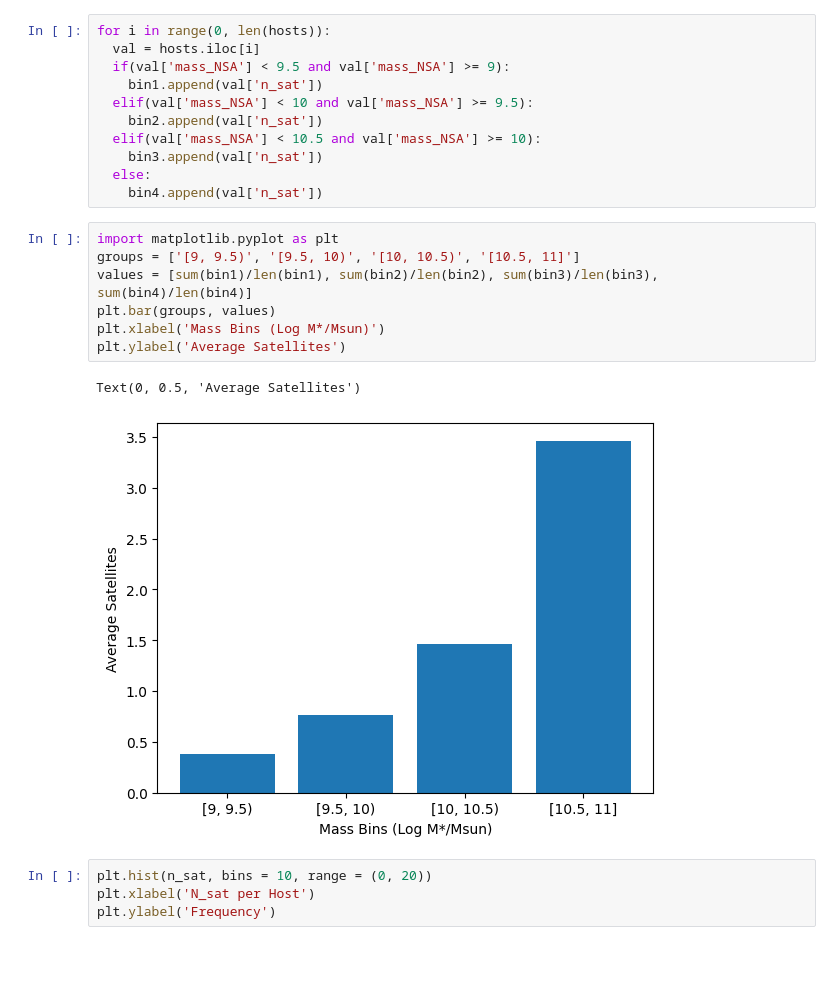
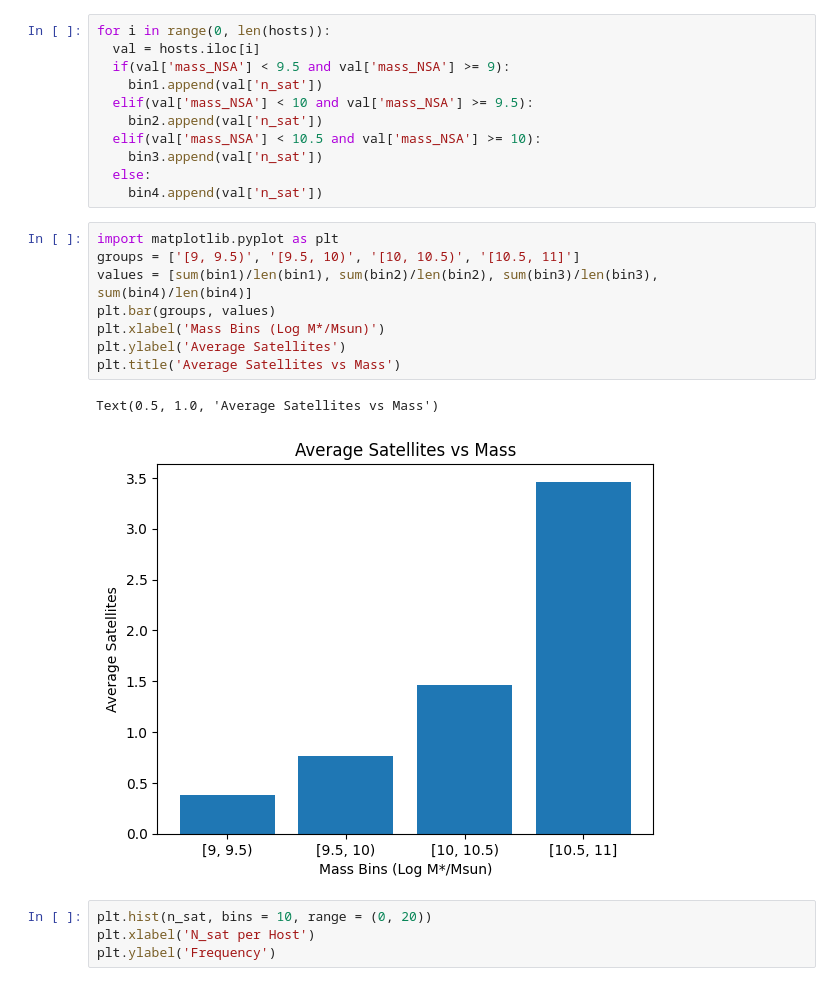
Before and after one commit to harishk30/DwarfGalaxyAnalysis, a Jupyter notebook: SAGAxCM.ipynb, the cells around one changed output. Cells and saved outputs as stored; diff of their text form; blank space fills up the shorter version.

```diff
--- a/SAGAxCM.ipynb
+++ b/SAGAxCM.ipynb
@@ -168,13 +168,14 @@ for i in range(0, len(hosts)):
 # %%
 import matplotlib.pyplot as plt
 groups = ['[9, 9.5)', '[9.5, 10)', '[10, 10.5)', '[10.5, 11]']
 values = [sum(bin1)/len(bin1), sum(bin2)/len(bin2), sum(bin3)/len(bin3), sum(bin4)/len(bin4)]
 plt.bar(groups, values)
 plt.xlabel('Mass Bins (Log M*/Msun)')
 plt.ylabel('Average Satellites')
+plt.title('Average Satellites vs Mass')
 # %% [output]
-Text(0, 0.5, 'Average Satellites')
+Text(0.5, 1.0, 'Average Satellites vs Mass')
-[figure, old version]
+[figure, new version]
 # %%
 plt.hist(n_sat, bins = 10, range = (0, 20))
 plt.xlabel('N_sat per Host')
```
Also changed, not shown: parts of 23 cells of this notebook.
